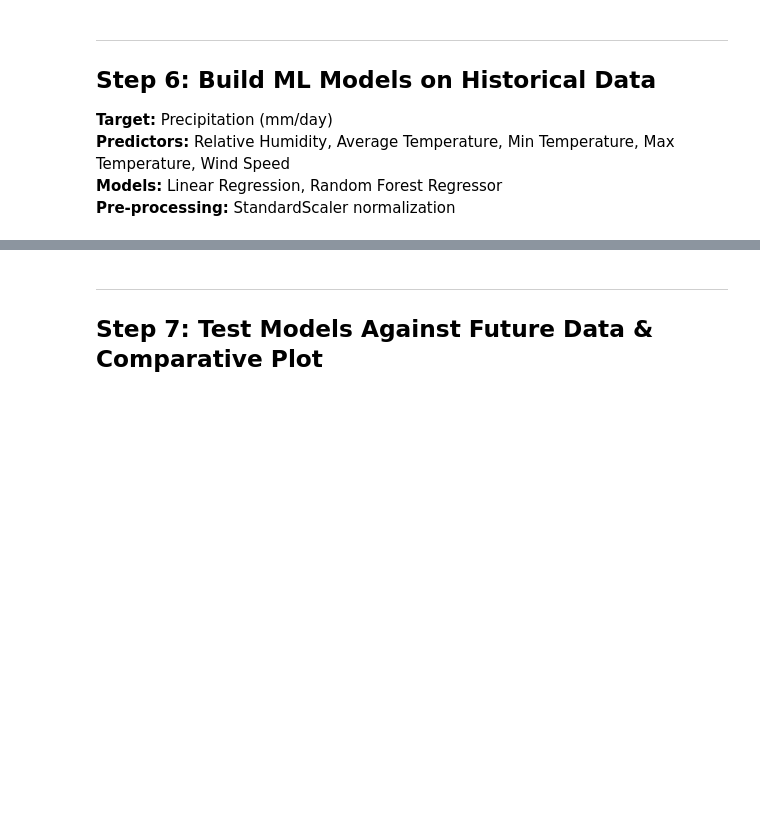
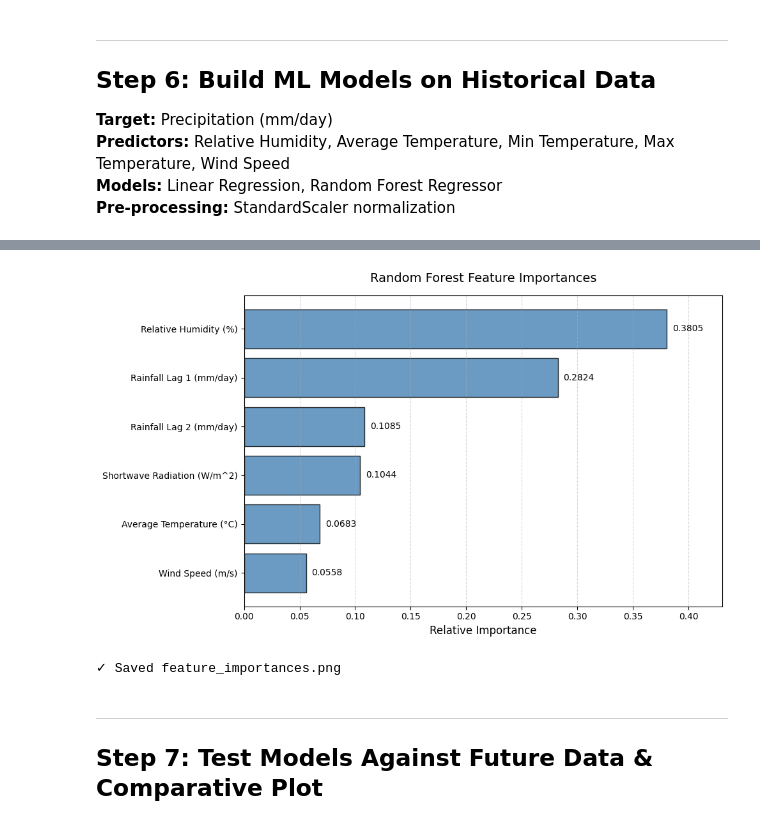
Before and after one commit to ashurudra09/hydro-assignment3, a Jupyter notebook: assignment_3.ipynb, the cells around one changed output, grey strips where cells are left out. Drawn from its saved outputs; the diff is of its cells as text; code cells hidden in the pictures; blank space fills up the shorter version.

```diff
--- a/assignment_3.ipynb
+++ b/assignment_3.ipynb
@@ -467,3 +569,35 @@ display(summary)
+# %%
+# ---- Feature Importance Plot ----
+# Create a DataFrame for easier sorting
+feat_imp_df = pd.DataFrame({
+    'Feature': predictors,
+    'Importance': rf.feature_importances_
+}).sort_values(by='Importance', ascending=True) # Sort ascending so the highest is at the top of the horizontal bar chart
+
+fig, ax = plt.subplots(figsize=(10, 6))
+
+# Create horizontal bar chart
+bars = ax.barh(feat_imp_df['Feature'], feat_imp_df['Importance'], color='steelblue', edgecolor='black', alpha=0.8)
+
+# Formatting
+ax.set_xlabel('Relative Importance', fontsize=12)
+ax.set_title('Random Forest Feature Importances', fontsize=14, pad=15)
+ax.grid(axis='x', linestyle='--', alpha=0.5)
+
+# Add the exact values at the end of each bar for readability
+for index, value in enumerate(feat_imp_df['Importance']):
+    ax.text(value + 0.005, index, f'{value:.4f}', va='center', fontsize=10)
+
+# Expand x-axis limit slightly so the text doesn't get cut off
+ax.set_xlim(0, feat_imp_df['Importance'].max() + 0.05)
+
+plt.tight_layout()
+plt.savefig("visualizations/feature_importances.png", dpi=200)
+plt.show()
+print("✓ Saved feature_importances.png")
+# %% [output]
+[figure, added]
+✓ Saved feature_importances.png
 # %% [markdown]
 ---
 ## Step 7: Test Models Against Future Data & Comparative Plot
```
Also changed, not shown: parts of 8 cells of this notebook, 14 other files.
